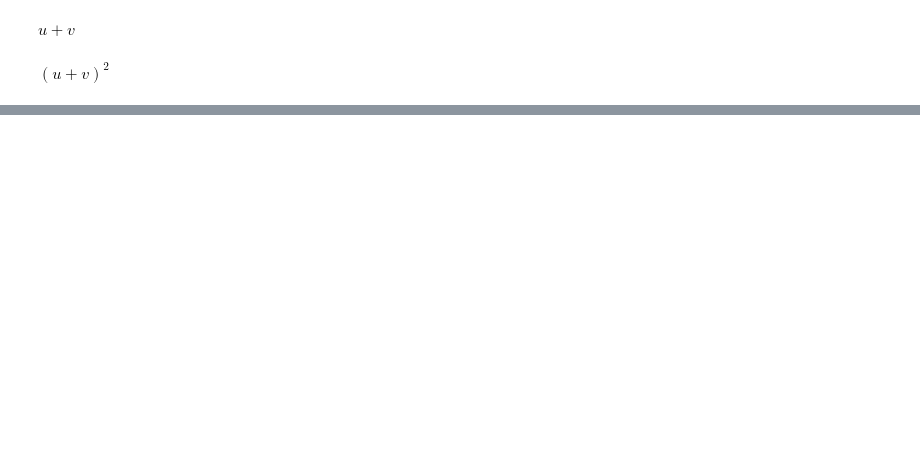
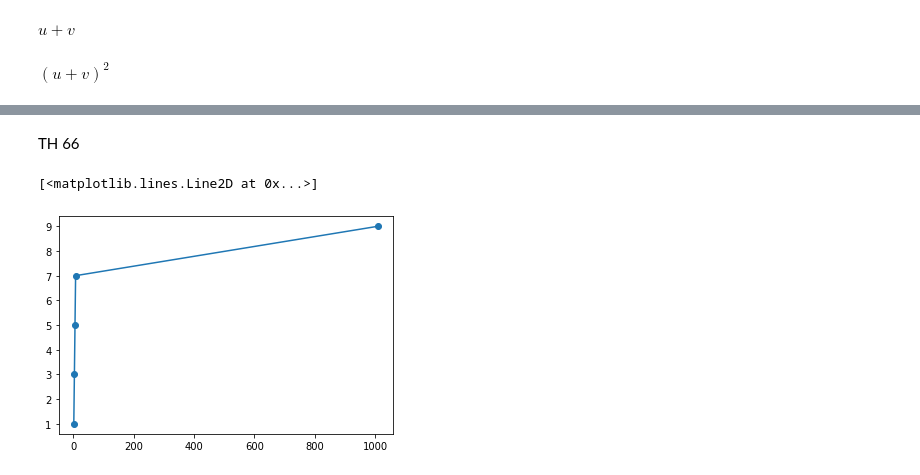
Before and after one commit to NguyenHuynhGiaPhat/THtoancaocap, a Jupyter notebook: Baitapchuong2.ipynb, the cells around one changed output, grey strips where cells are left out. Drawn from its saved outputs; the diff is of its cells as text; code cells hidden in the pictures; blank space fills up the shorter version.

```diff
--- a/Baitapchuong2.ipynb
+++ b/Baitapchuong2.ipynb
@@ -47,0 +114,10 @@ bieuthuc2 = x**2 + y**2
+# %% [markdown]
+TH 66
+# %%
+giatri_x = [2,4,6,8,1010]
+giatri_y = [1,3,5,7,9]
+from pylab import plot, show
+plot (giatri_x,giatri_y, marker='o')
+# %% [output]
+[<matplotlib.lines.Line2D at 0x...>]
+[figure, added]
```
Also changed, not shown: parts of 25 cells of this notebook.
